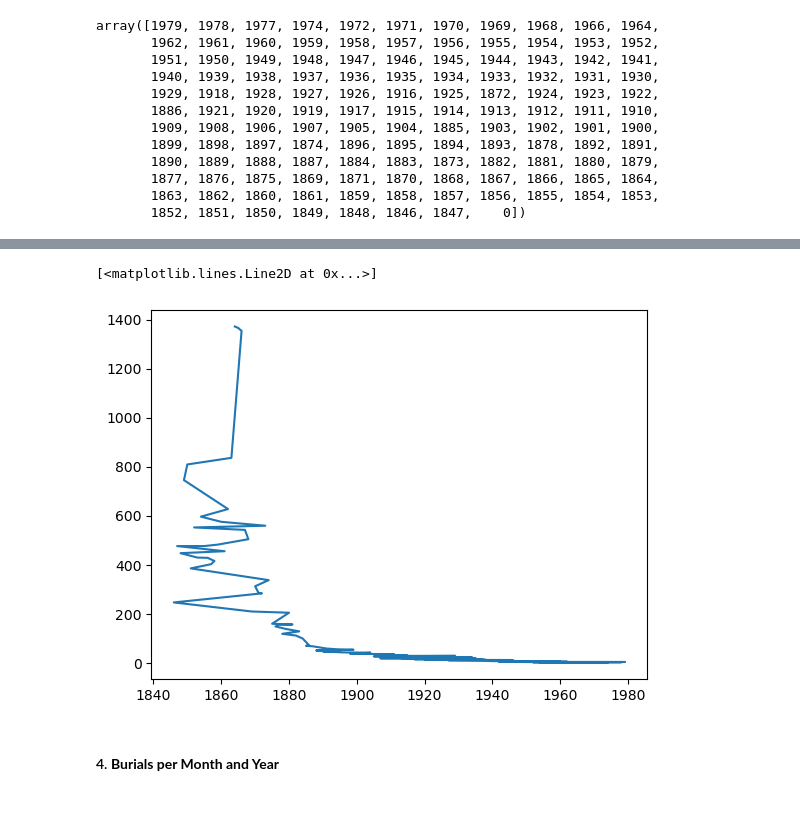
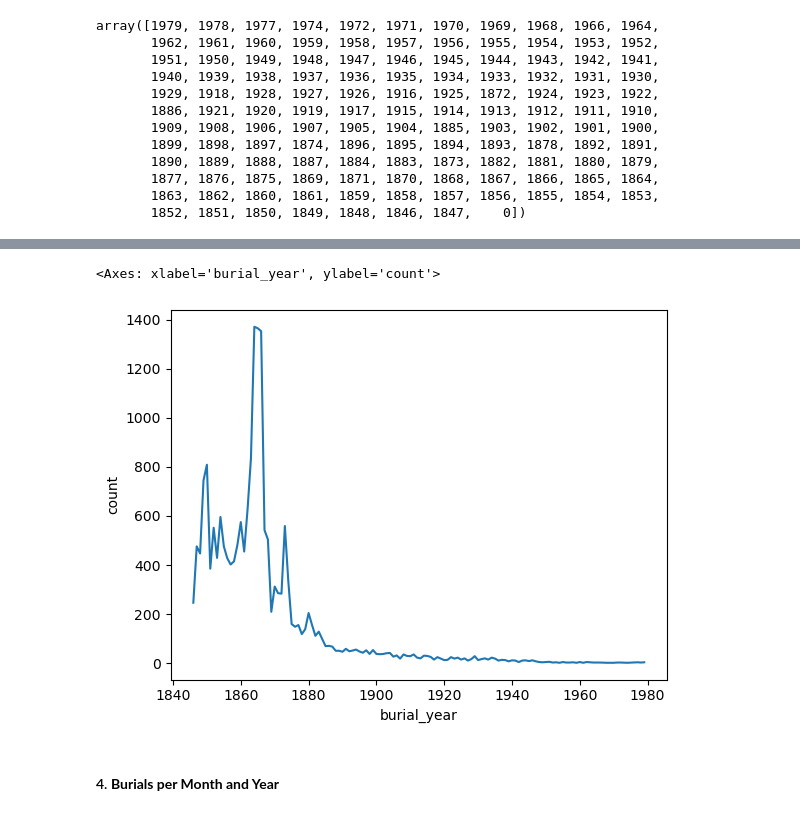
Before and after one commit to NSS-Data-Analytics-Cohort-10/advanced-pandas-megyg6, a Jupyter notebook: notebooks/nash_city_cemetery_pandas.ipynb, the cells around one changed output, grey strips where cells are left out. Drawn from its saved outputs; the diff is of its cells as text; code cells hidden in the pictures.

```diff
--- a/notebooks/nash_city_cemetery_pandas.ipynb
+++ b/notebooks/nash_city_cemetery_pandas.ipynb
@@ -196,8 +198,6 @@ year_counts
 # %%
 
-plt.plot(year_counts["burial_year"],year_counts["count"])
-
-#coming back to fix this, line grpah doesn't look right
+sns.lineplot(data=year_counts, x="burial_year", y="count")
 # %% [output]
-[<matplotlib.lines.Line2D at 0x...>]
+<Axes: xlabel='burial_year', ylabel='count'>
-[figure, old version]
+[figure, new version]
```
Also changed, not shown: parts of 31 cells of this notebook.
